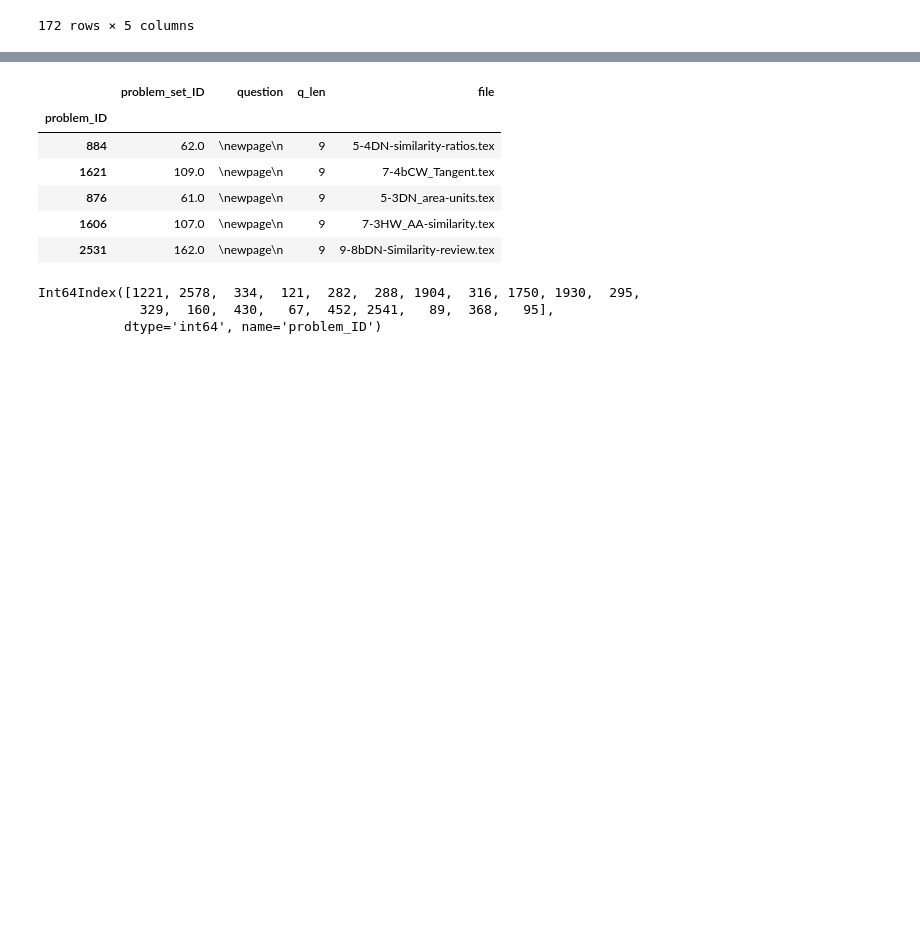
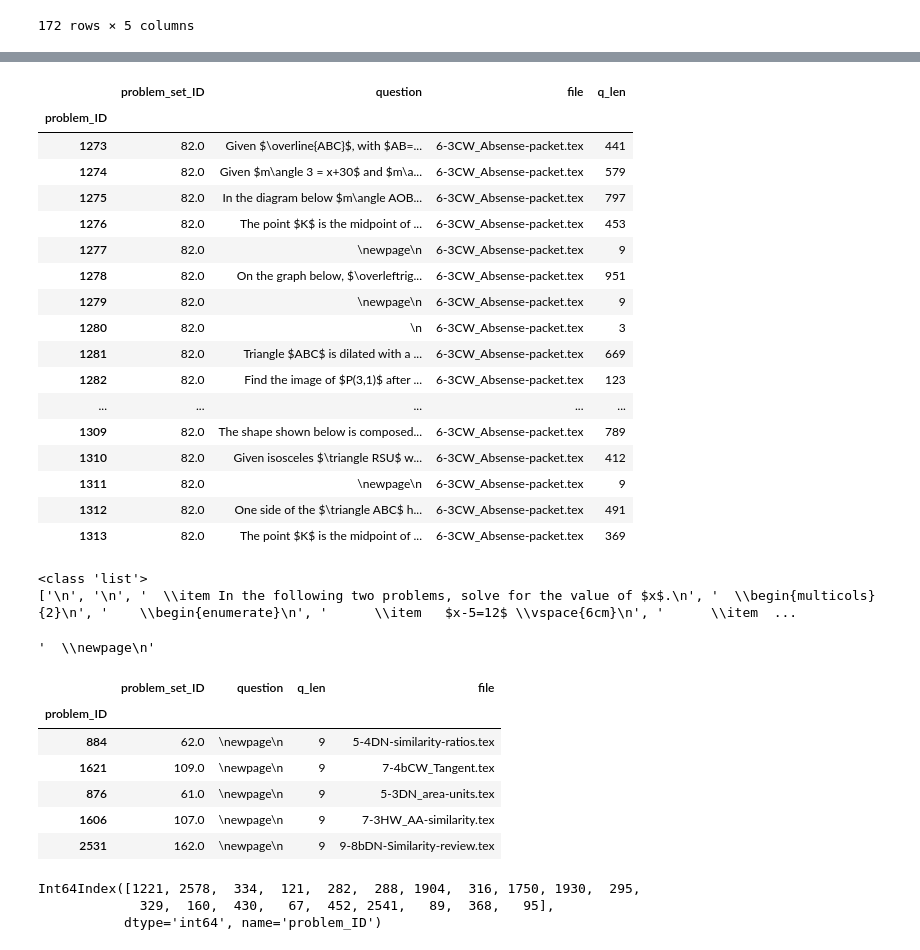
Before and after one commit to chrishuson/mathai, a Jupyter notebook: src/notes.ipynb, the cells around one changed output, grey strips where cells are left out. Saved outputs shown, nothing was run; the diff lists cells and outputs as text; code cells hidden in the pictures; blank space fills up the shorter version.

Commit message:
backup parse body edits

```diff
--- a/src/notes.ipynb
+++ b/src/notes.ipynb
@@ -296,7 +234,6 @@ Tried to run parse_body on empty file
 # %%
-problem_df = parse_problem_sets(pset_df)
+p_df = parse_problem_sets(pset_df)
 # %%
-problem_df['file'] = problem_df.problem_set_ID.apply(lambda x: pset_df.loc[x, 'file'])
-problem_df['q_len'] = problem_df.question.str.len()
-problem_df.sort_values('q_len', inplace=True)
-problem_df
+p_df['file'] = p_df.problem_set_ID.apply(lambda x: pset_df.loc[x, 'file'])
+p_df['q_len'] = p_df.question.str.len()
+p_df.sort_values('q_len', inplace=True)
@@ -318,3 +257,35 @@ problem_df
+# %%
+p_df[p_df.problem_set_ID == 82].sort_index()
+# %% [output]
+|  | problem_set_ID | question | file | q_len |
+| problem_ID |  |  |  |  |
+| 1273 | 82.0 | Given $\overline{ABC}$, with $AB=... | 6-3CW_Absense-packet.tex | 441 |
+| 1274 | 82.0 | Given $m\angle 3 = x+30$ and $m\a... | 6-3CW_Absense-packet.tex | 579 |
+| 1275 | 82.0 | In the diagram below $m\angle AOB... | 6-3CW_Absense-packet.tex | 797 |
+| 1276 | 82.0 | The point $K$ is the midpoint of ... | 6-3CW_Absense-packet.tex | 453 |
+| 1277 | 82.0 | \newpage\n | 6-3CW_Absense-packet.tex | 9 |
+| 1278 | 82.0 | On the graph below, $\overleftrig... | 6-3CW_Absense-packet.tex | 951 |
+| 1279 | 82.0 | \newpage\n | 6-3CW_Absense-packet.tex | 9 |
+| 1280 | 82.0 | \n | 6-3CW_Absense-packet.tex | 3 |
+| 1281 | 82.0 | Triangle $ABC$ is dilated with a ... | 6-3CW_Absense-packet.tex | 669 |
+| 1282 | 82.0 | Find the image of $P(3,1)$ after ... | 6-3CW_Absense-packet.tex | 123 |
+| ... | ... | ... | ... | ... |
+| 1309 | 82.0 | The shape shown below is composed... | 6-3CW_Absense-packet.tex | 789 |
+| 1310 | 82.0 | Given isosceles $\triangle RSU$ w... | 6-3CW_Absense-packet.tex | 412 |
+| 1311 | 82.0 | \newpage\n | 6-3CW_Absense-packet.tex | 9 |
+| 1312 | 82.0 | One side of the $\triangle ABC$ h... | 6-3CW_Absense-packet.tex | 491 |
+| 1313 | 82.0 | The point $K$ is the midpoint of ... | 6-3CW_Absense-packet.tex | 369 |
+# %%
+body = pset_df.loc[2, 'body']
+print(type(body))
+print(body)
+# %% [output]
+<class 'list'>
+['\n', '\n', '  \\item In the following two problems, solve for the value of $x$.\n', '  \\begin{multicols}{2}\n', '    \\begin{enumerate}\n', '      \\item   $x-5=12$ \\vspace{6cm}\n', '      \\item  ...
+# %%
+p_df.loc[1240].question #561, 1240
+# %% [output]
+'  \\newpage\n'
 # %%
 problem_df.drop(problem_df.iloc[:57].index, inplace=True) #careful to check rows before deleting (only once)
 # %% [output]
```
Also changed, not shown: parts of 15 cells of this notebook, 1 other file.
